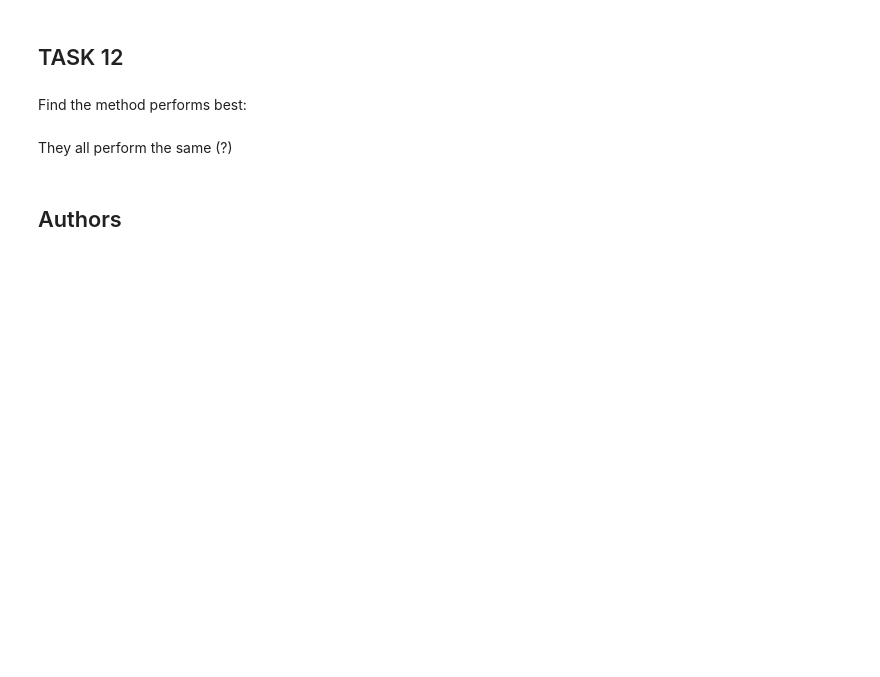
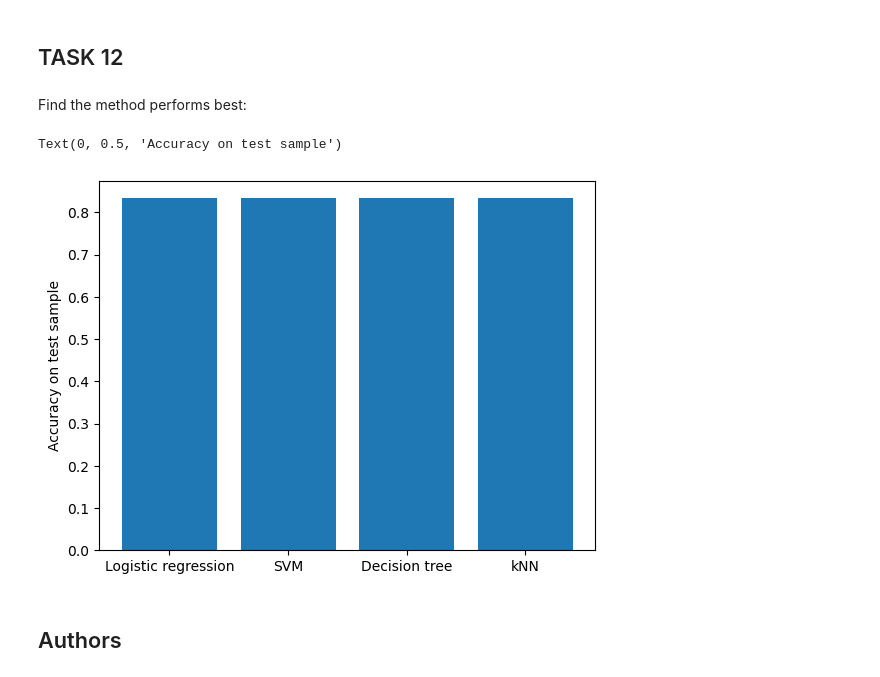
Before and after one commit to jacopocerasoli/IBM-final-capstone, a Jupyter notebook: SpaceX_Machine_Learning_Prediction_Part_5.jupyterlite.ipynb, the cells around one changed output. Cells and saved outputs as stored; diff of their text form; code cells hidden in the pictures; blank space fills up the shorter version.

Commit message:
Added last plot in ML notebook

```diff
--- a/SpaceX_Machine_Learning_Prediction_Part_5.jupyterlite.ipynb
+++ b/SpaceX_Machine_Learning_Prediction_Part_5.jupyterlite.ipynb
@@ -177,7 +177,8 @@ accuracy : 0.8464285714285713
 # %% [markdown]
 Calculate the accuracy on the test data using the method <code>score</code>:
 # %%
-logreg_cv.score(X_test, Y_test)
+logreg_cv_best = logreg_cv.best_estimator_
+logreg_cv_best.score(X_test, Y_test)
 # %% [output]
 0.8333333333333334
 # %% [markdown]
@@ -211,7 +212,8 @@ accuracy : 0.8482142857142856
 # %% [markdown]
 Calculate the accuracy on the test data using the method <code>score</code>:
 # %%
-svm_cv.score(X_test, Y_test)
+svm_cv_best = svm_cv.best_estimator_
+svm_cv_best.score(X_test, Y_test)
 # %% [output]
 0.8333333333333334
 # %% [markdown]
@@ -265,7 +267,8 @@ accuracy : 0.8892857142857142
 # %% [markdown]
 Calculate the accuracy of tree_cv on the test data using the method <code>score</code>:
 # %%
-tree_cv.score(X_test, Y_test)
+tree_cv_best = tree_cv.best_estimator_
+tree_cv_best.score(X_test, Y_test)
 # %% [output]
 0.8333333333333334
 # %% [markdown]
@@ -298,7 +301,8 @@ accuracy : 0.8482142857142858
 # %% [markdown]
 Calculate the accuracy of knn_cv on the test data using the method <code>score</code>:
 # %%
-knn_cv.score(X_test, Y_test)
+knn_cv_best = knn_cv.best_estimator_
+knn_cv_best.score(X_test, Y_test)
 # %% [output]
 0.8333333333333334
 # %% [markdown]
@@ -312,8 +316,17 @@ plot_confusion_matrix(Y_test,yhat)
 ## TASK  12
 # %% [markdown]
 Find the method performs best:
-# %% [markdown]
-They all perform the same (?)
+# %%
+scores = {
+    "Logistic regression" : logreg_cv_best.score(X_test, Y_test),
+    "SVM" : svm_cv_best.score(X_test, Y_test),
+    "Decision tree" : tree_cv_best.score(X_test, Y_test),
+    "kNN" : knn_cv_best.score(X_test, Y_test)}
+plt.bar(scores.keys(), scores.values())
+plt.ylabel("Accuracy on test sample")
+# %% [output]
+Text(0, 0.5, 'Accuracy on test sample')
+[figure, added]
 # %% [markdown]
 ## Authors
 # %% [markdown]
```
Also changed, not shown: parts of 6 cells of this notebook.
